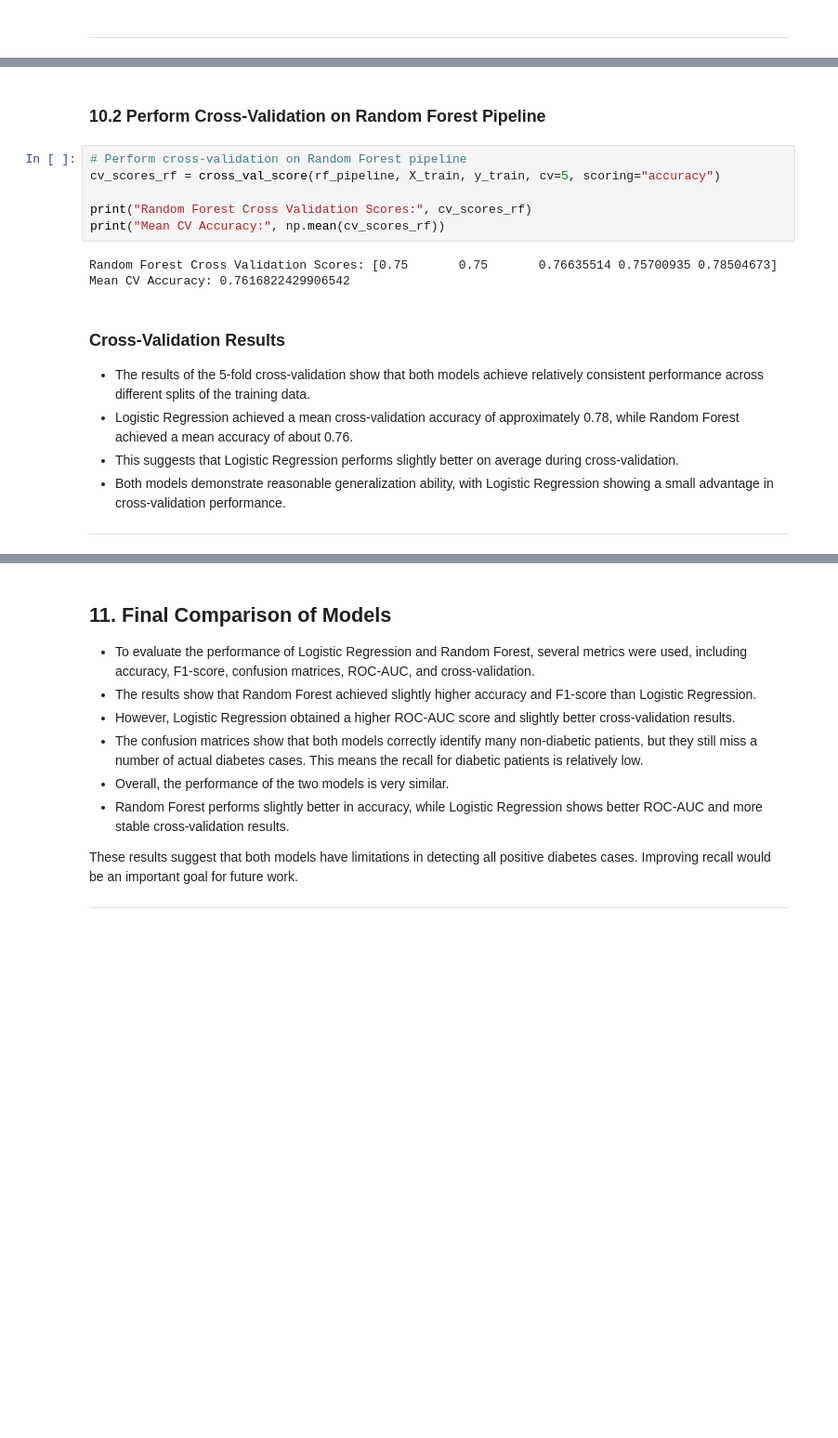
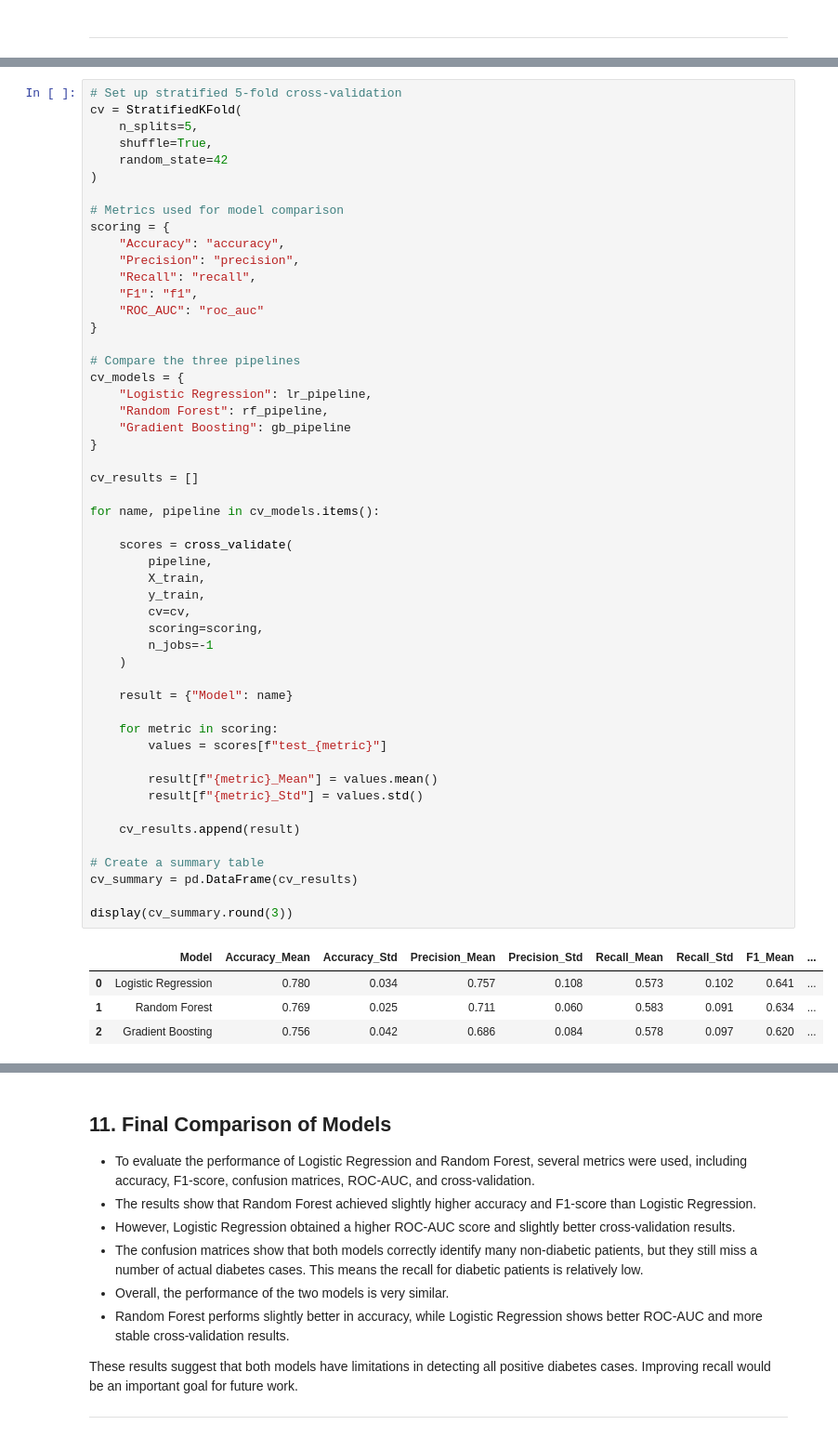
Before and after one commit to sati2799/diabetes-risk-prediction-ml, a Jupyter notebook: notebooks/Pima_Indians_Diabetes_Classification.ipynb, the cells around one changed output, grey strips where cells are left out. Shown at 93% size. Cells and saved outputs as stored; diff of their text form; blank space fills up the shorter version.

```diff
--- a/notebooks/Pima_Indians_Diabetes_Classification.ipynb
+++ b/notebooks/Pima_Indians_Diabetes_Classification.ipynb
@@ -1106,18 +1098,56 @@ Mean CV Accuracy: 0.7783316026306681
-# %% [markdown]
-### 10.2 Perform Cross-Validation on Random Forest Pipeline
-# %%
-# Perform cross-validation on Random Forest pipeline
-cv_scores_rf = cross_val_score(rf_pipeline, X_train, y_train, cv=5, scoring="accuracy")
-
-print("Random Forest Cross Validation Scores:", cv_scores_rf)
-print("Mean CV Accuracy:", np.mean(cv_scores_rf))
-# %% [output]
-Random Forest Cross Validation Scores: [0.75       0.75       0.76635514 0.75700935 0.78504673]
-Mean CV Accuracy: 0.7616822429906542
-# %% [markdown]
-### Cross-Validation Results
-- The results of the 5-fold cross-validation show that both models achieve relatively consistent performance across different splits of the training data.
-- Logistic Regression achieved a mean cross-validation accuracy of approximately 0.78, while Random Forest achieved a mean accuracy of about 0.76.
-- This suggests that Logistic Regression performs slightly better on average during cross-validation.
-- Both models demonstrate reasonable generalization ability, with Logistic Regression showing a small advantage in cross-validation performance.
----
+# %%
+# Set up stratified 5-fold cross-validation
+cv = StratifiedKFold(
+    n_splits=5,
+    shuffle=True,
+    random_state=42
+)
+
+# Metrics used for model comparison
+scoring = {
+    "Accuracy": "accuracy",
+    "Precision": "precision",
+    "Recall": "recall",
+    "F1": "f1",
+    "ROC_AUC": "roc_auc"
+}
+
+# Compare the three pipelines
+cv_models = {
+    "Logistic Regression": lr_pipeline,
+    "Random Forest": rf_pipeline,
+    "Gradient Boosting": gb_pipeline
+}
+
+cv_results = []
+
+for name, pipeline in cv_models.items():
+
+    scores = cross_validate(
+        pipeline,
+        X_train,
+        y_train,
+        cv=cv,
+        scoring=scoring,
+        n_jobs=-1
+    )
+
+    result = {"Model": name}
+
+    for metric in scoring:
+        values = scores[f"test_{metric}"]
+
+        result[f"{metric}_Mean"] = values.mean()
+        result[f"{metric}_Std"] = values.std()
+
+    cv_results.append(result)
+
+# Create a summary table
+cv_summary = pd.DataFrame(cv_results)
+
+display(cv_summary.round(3))
+# %% [output]
+|  | Model | Accuracy_Mean | Accuracy_Std | Precision_Mean | Precision_Std | Recall_Mean | Recall_Std | F1_Mean | ... |
+| 0 | Logistic Regression | 0.780 | 0.034 | 0.757 | 0.108 | 0.573 | 0.102 | 0.641 | ... |
+| 1 | Random Forest | 0.769 | 0.025 | 0.711 | 0.060 | 0.583 | 0.091 | 0.634 | ... |
+| 2 | Gradient Boosting | 0.756 | 0.042 | 0.686 | 0.084 | 0.578 | 0.097 | 0.620 | ... |
```
Also changed, not shown: parts of 9 cells of this notebook.
